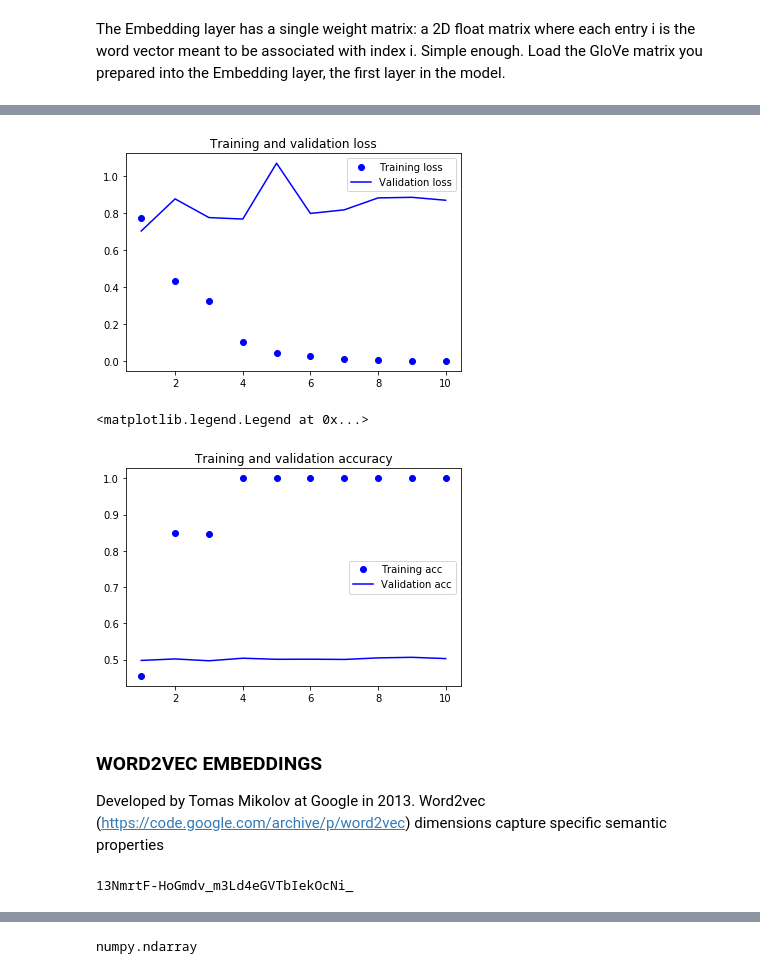
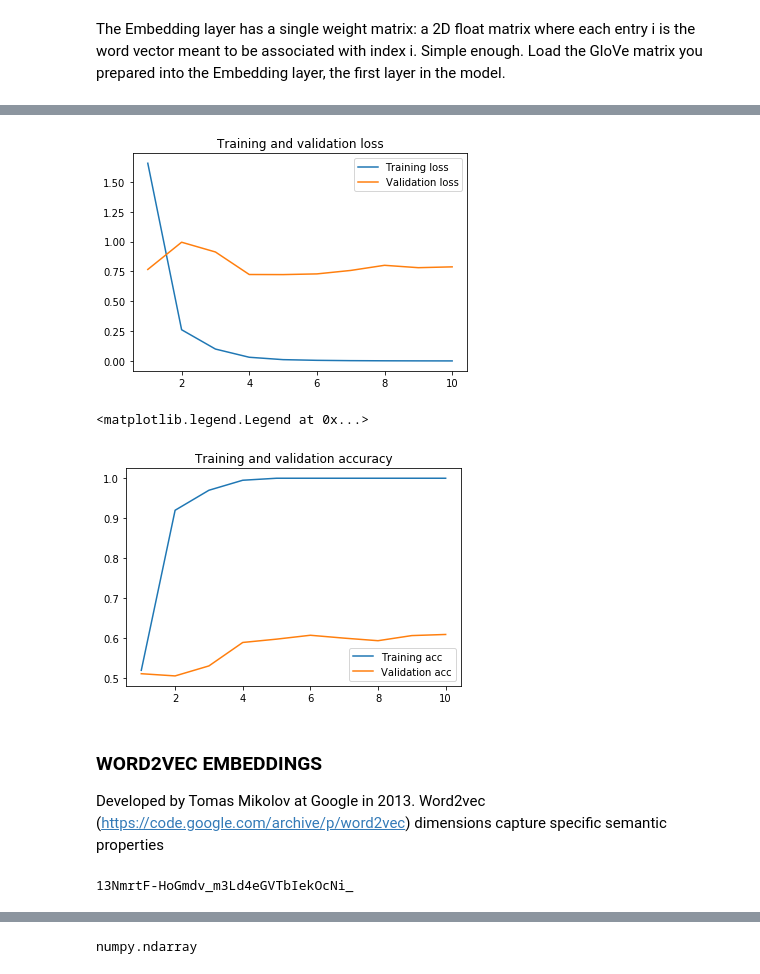
Before and after one commit to Kabongosalomon/Word-Embedding-Investigation, a Jupyter notebook: One_hot_and_Embeddings.ipynb, the cells around one changed output, grey strips where cells are left out. Drawn from its saved outputs; the diff is of its cells as text; code cells hidden in the pictures.

```diff
--- a/One_hot_and_Embeddings.ipynb
+++ b/One_hot_and_Embeddings.ipynb
@@ -643,9 +629,16 @@ f = open(os.path.join(glove_dir, 'glove.840B.300d.txt'), encoding="utf8")
 
 for line in f:
     values = line.split()
-    word = values[0]
-    coefs = np.asarray(values[1:], dtype='float32')
+    word = ''.join(values[:-300])
+    coefs = np.asarray(values[-300:], dtype='float32') #; ipdb.set_trace()
     embeddings_index[word] = coefs
 f.close()
+
+# for line in f:
+#     values = line.split()
+#     word = values[0]
+#     coefs = np.asarray(values[1:], dtype='float32')
+#     embeddings_index[word] = coefs
+# f.close()
 print('Found %s word vectors.' % len(embeddings_index))
 # %% [output]
@@ -679,7 +658,7 @@ the embedding_dim-dimensional vector for the word of index i in the reference wo
 index (built during tokenization). Note that index 0 isn’t supposed to stand for any
 word or token—it’s a placeholder
 # %%
-embedding_dim = 100
+embedding_dim = embeddings_index['hello'].shape[0]
 # Cuts off reviews after 100 words
 maxlen = 100
 
@@ -770,10 +749,9 @@ model.compile(optimizer='rmsprop',
               loss='binary_crossentropy',
               metrics=['acc'])
 
-history = model.fit(x_train, y_train,
-                    epochs=10,
-                    batch_size=32,
-                    validation_data=(x_val, y_val))
+model.fit(x_train, y_train,
+          epochs=10, batch_size=32,
+          validation_data=(x_val, y_val))
 
-model.save_weights('pre_trained_glove_model.h5')
+# model.save_weights('pre_trained_glove_model.h5')
 # %% [output]
@@ -797,29 +776,29 @@ Epoch 10/10
 # %%
-acc = history.history['acc']
-val_acc = history.history['val_acc']
-loss = history.history['loss']
-val_loss = history.history['val_loss']
+acc = model.history.history['acc']
+val_acc = model.history.history['val_acc']
+loss = model.history.history['loss']
+val_loss = model.history.history['val_loss']
 
 epochs = range(1, len(acc) + 1)
 
 plt.figure()
 # plt.figure(figsize=(9,8))
-plt.plot(epochs, loss, 'bo', label='Training loss')
-plt.plot(epochs, val_loss, 'b', label='Validation loss')
+plt.plot(epochs, loss, label='Training loss')
+plt.plot(epochs, val_loss, label='Validation loss')
 plt.title('Training and validation loss')
 plt.legend()
 plt.show()
 
 
 plt.figure()
-plt.plot(epochs, acc, 'bo', label='Training acc')
-plt.plot(epochs, val_acc, 'b', label='Validation acc')
+plt.plot(epochs, acc, label='Training acc')
+plt.plot(epochs, val_acc, label='Validation acc')
 plt.title('Training and validation accuracy')
 plt.legend()
 # %% [output]
-[figure, old version]
+[figure, new version]
 <matplotlib.legend.Legend at 0x...>
-[figure, old version]
+[figure, new version]
 # %% [markdown]
 ### WORD2VEC EMBEDDINGS
 
@@ -830,11 +807,11 @@ link = "https://drive.google.com/file/d/13NmrtF-HoGmdv_m3Ld4eGVTbIekOcNi_/view?u
-# %%
-_, id_t = link.split('d/')
-
-id = id_t.split('/')[0]
-print (id) # Verify that you have everything after '='
-# %% [output]
-13NmrtF-HoGmdv_m3Ld4eGVTbIekOcNi_
 # %%
+link = "https://drive.google.com/file/d/13NmrtF-HoGmdv_m3Ld4eGVTbIekOcNi_/view?usp=sharing"
+
+_, id_t = link.split('d/')
+
+id = id_t.split('/')[0]
+print (id) # Verify that you have everything after '='
+
 # Install the PyDrive wrapper & import libraries.
 # This only needs to be done once per notebook.
 !pip install -U -q PyDrive
@@ -849,3 +826,10 @@ auth.authenticate_user()
 gauth = GoogleAuth()
 gauth.credentials = GoogleCredentials.get_application_default()
 drive = GoogleDrive(gauth)
+
+file_id = id
+downloaded = drive.CreateFile({'id':file_id})
+downloaded.FetchMetadata(fetch_all=True)
+downloaded.GetContentFile(downloaded.metadata['title'])
+# %% [output]
+13NmrtF-HoGmdv_m3Ld4eGVTbIekOcNi_
```
Also changed, not shown: parts of 18 cells of this notebook.
